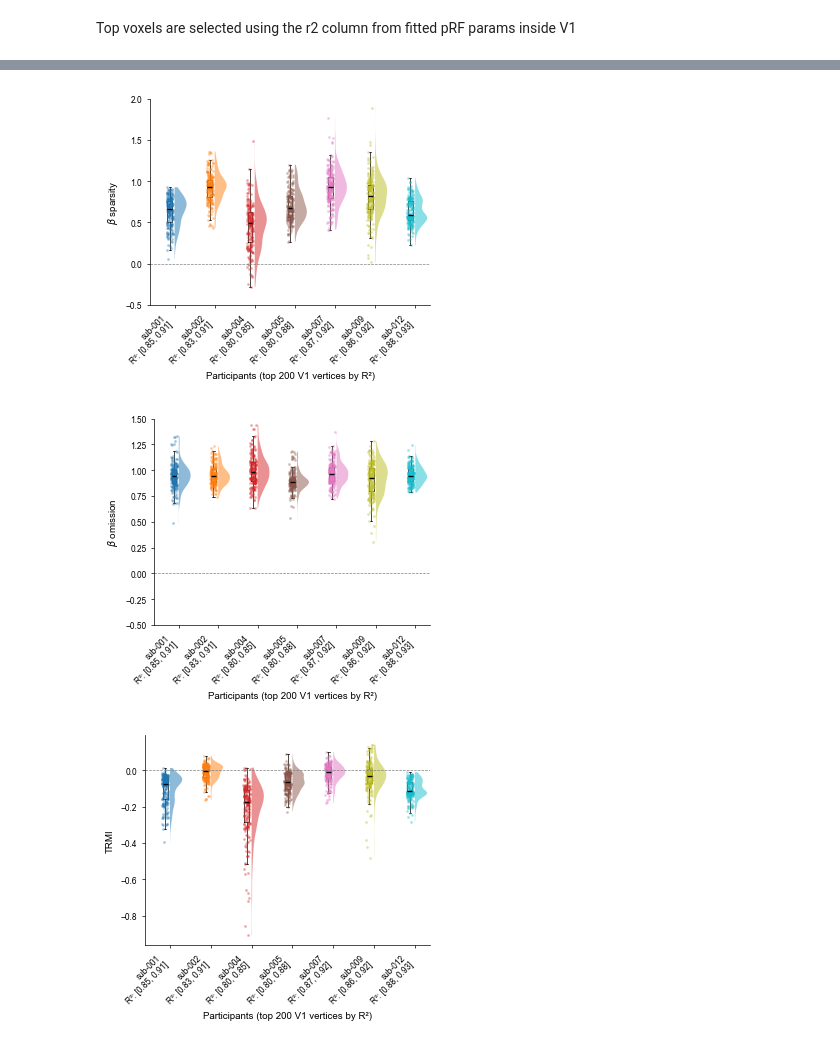
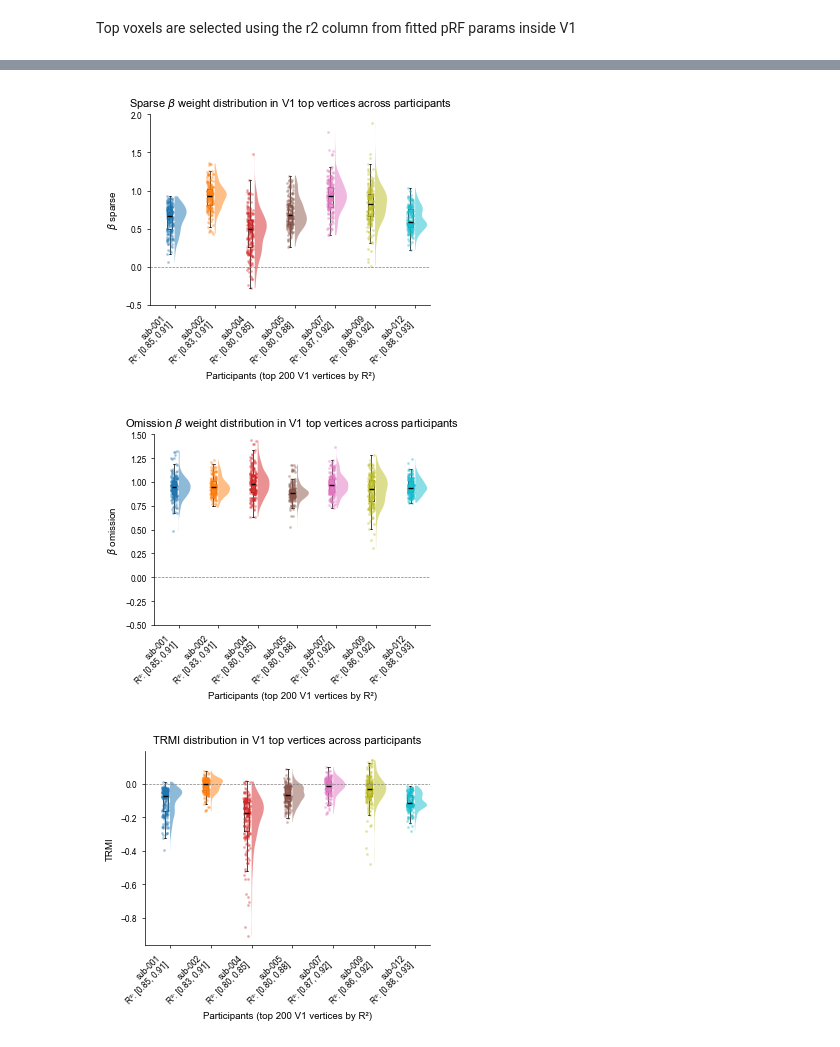
Before and after one commit to c14h19no2/pRF_expect_pub, a Jupyter notebook: pRF_expect_analysis/prf_expect/analysis/out-of-sample/viz_v1_hq-vertex_TRMI.ipynb, the cells around one changed output, grey strips where cells are left out. Cells and saved outputs as stored; diff of their text form; code cells hidden in the pictures.

Commit message:
change figures

```diff
--- a/pRF_expect_analysis/prf_expect/analysis/out-of-sample/viz_v1_hq-vertex_TRMI.ipynb
+++ b/pRF_expect_analysis/prf_expect/analysis/out-of-sample/viz_v1_hq-vertex_TRMI.ipynb
@@ -349,36 +349,36 @@ for i, (sub, sr) in enumerate(zip(subjects, betas_spar_all_subs)):
                     medianprops=dict(color='k', linewidth=1),
                     whiskerprops=dict(linewidth=0.5),
                     capprops=dict(linewidth=0.5),
                     boxprops=dict(color='k',
                                 linewidth=0.5))
 
     # Jittered strip plot (left side)
     jitter = np.random.default_rng(42).uniform(-0.08, 0.08, size=len(valid))
     ax.scatter(pos - 0.12 + jitter, valid, s=1.5, color=sub_colors[i],
             alpha=0.25, zorder=2, rasterized=True)
 
 # Build x-tick labels with R² range
 xlabels = []
 for i, sub in enumerate(subjects):
     rsq = rsq_all_subs[i]
     xlabels.append(f"{sub}\nR²: [{rsq.min():.2f}, {rsq.max():.2f}]")
 
 ax.set_ylim(-0.5, 2)
 ax.set_xticks(positions)
 ax.set_xticklabels(xlabels, rotation=xticks_rotation, ha='right')
-ax.set_ylabel('$\\beta$ sparsity')
+ax.set_ylabel('$\\beta$ sparse')
 ax.set_xlabel('Participants (top 200 V1 vertices by R²)')
 ax.axhline(0, color='gray', ls='--', lw=0.5)
-# ax.set_title('Distribution of TRMI across subjects', fontweight='bold')
+ax.set_title('Sparse $\\beta$ weight distribution in V1 top vertices across participants', fontsize=8)
 
 ax.spines['top'].set_visible(False)
 ax.spines['right'].set_visible(False)
 
 fig.tight_layout()
 plt.show()
 fig.savefig(figure_result_dir / f"group_analysis-pRF_space-fsaverage_desc-prf_viz_v1_hq-vertex_beta_sparse_raw.png", dpi=600, bbox_inches='tight')
 # %% [output]
-[figure, old version]
+[figure, new version]
 # %%
 # plot the distribution of surprise ratios for all subjects in one figure
 fig, ax = plt.subplots(figsize=cm_to_inch(9, 8))
@@ -427,7 +427,7 @@ ax.set_xticklabels(xlabels, rotation=xticks_rotation, ha='right')
 ax.set_ylabel('$\\beta$ omission')
 ax.set_xlabel('Participants (top 200 V1 vertices by R²)')
 ax.axhline(0, color='gray', ls='--', lw=0.5)
-# ax.set_title('Distribution of TRMI across subjects', fontweight='bold')
+ax.set_title('Omission $\\beta$ weight distribution in V1 top vertices across participants', fontsize=8)
 
 ax.spines['top'].set_visible(False)
 ax.spines['right'].set_visible(False)
@@ -436,7 +436,7 @@ fig.tight_layout()
 plt.show()
 fig.savefig(figure_result_dir / f"group_analysis-pRF_space-fsaverage_desc-prf_viz_v1_hq-vertex_beta_omission_raw.png", dpi=600, bbox_inches='tight')
 # %% [output]
-[figure, old version]
+[figure, new version]
 # %%
 # plot the distribution of surprise ratios for all subjects in one figure
 fig, ax = plt.subplots(figsize=cm_to_inch(9, 8))
@@ -484,7 +484,7 @@ ax.set_xticklabels(xlabels, rotation=xticks_rotation, ha='right')
 ax.set_ylabel('TRMI')
 ax.set_xlabel('Participants (top 200 V1 vertices by R²)')
 ax.axhline(0, color='gray', ls='--', lw=0.5)
-# ax.set_title('Distribution of TRMI across subjects', fontweight='bold')
+ax.set_title('TRMI distribution in V1 top vertices across participants', fontsize=8)
 
 ax.spines['top'].set_visible(False)
 ax.spines['right'].set_visible(False)
@@ -493,4 +493,4 @@ fig.tight_layout()
 plt.show()
 fig.savefig(figure_result_dir / f"group_analysis-pRF_space-fsaverage_desc-prf_viz_v1_hq-vertex_TRMI_raw.png", dpi=600, bbox_inches='tight')
 # %% [output]
-[figure, old version]
+[figure, new version]
```
Also changed, not shown: parts of 1 cell of this notebook, 3 other files.
